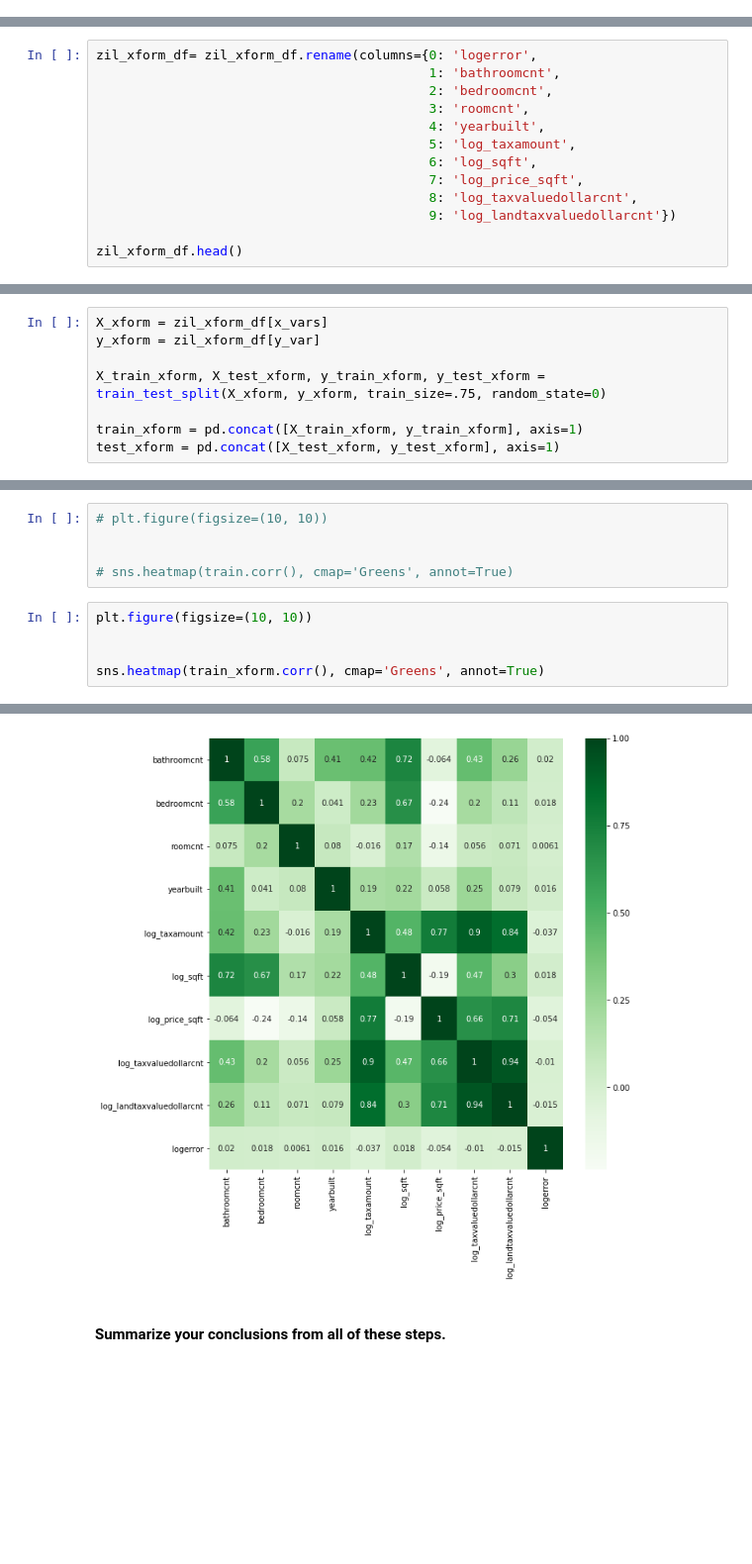
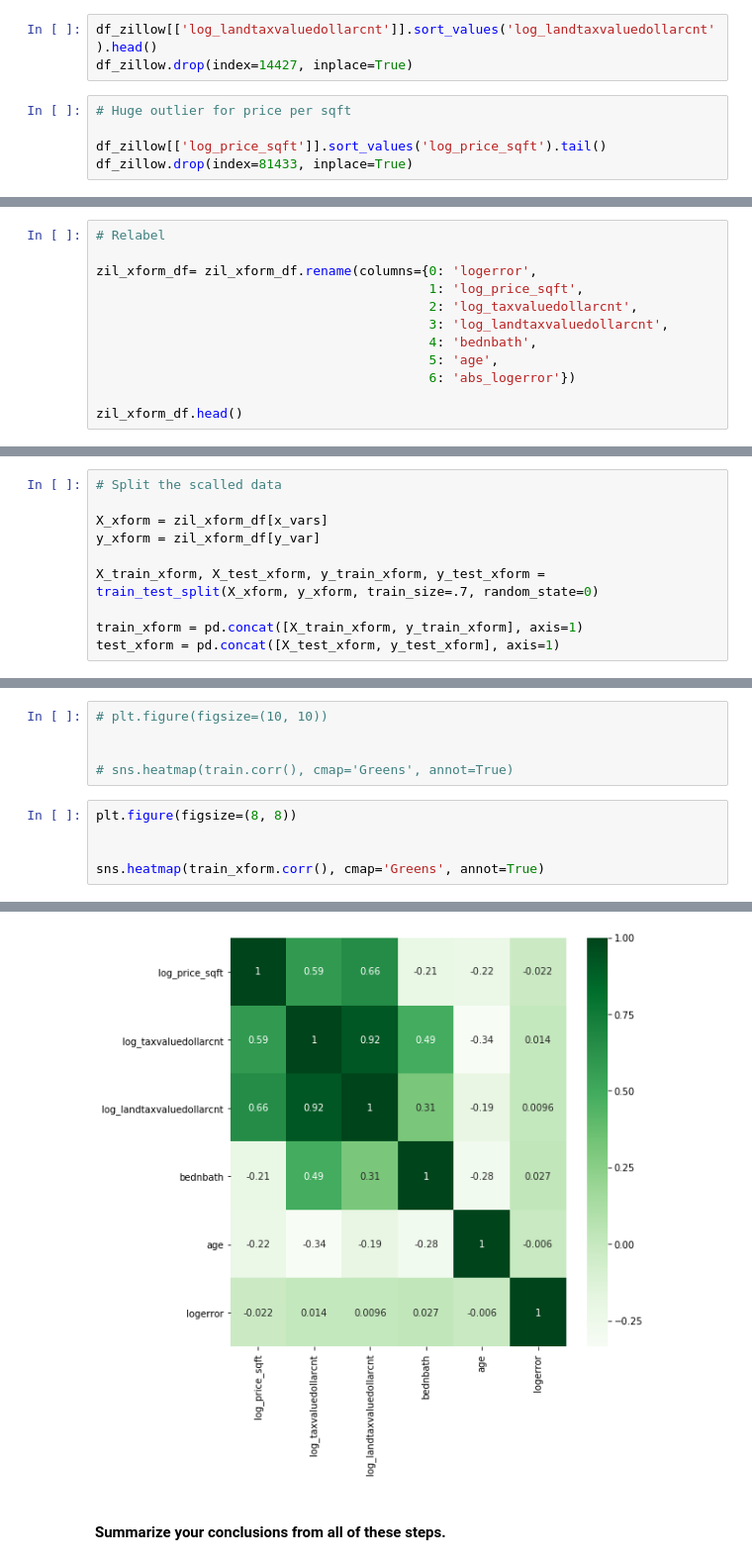
Before and after one commit to StevenGaris/codeup-ds-projects, a Jupyter notebook: Regression_Project_Steven_Garis.ipynb, the cells around one changed output, grey strips where cells are left out. Shown: that part at 99% size. Drawn from its saved outputs; the diff is of its cells as text; blank space fills up the shorter version.

```diff
--- a/Regression_Project_Steven_Garis.ipynb
+++ b/Regression_Project_Steven_Garis.ipynb
@@ -477,0 +501,8 @@ df_zillow = df_zillow.drop(81433)
+# %%
+df_zillow[['log_landtaxvaluedollarcnt']].sort_values('log_landtaxvaluedollarcnt').head()
+df_zillow.drop(index=14427, inplace=True)
+# %%
+# Huge outlier for price per sqft
+
+df_zillow[['log_price_sqft']].sort_values('log_price_sqft').tail()
+df_zillow.drop(index=81433, inplace=True)
@@ -512,14 +550,13 @@ zil_xform_df.head()
 # %%
+# Relabel
+
 zil_xform_df= zil_xform_df.rename(columns={0: 'logerror',
-                                           1: 'bathroomcnt',
-                                           2: 'bedroomcnt',
-                                           3: 'roomcnt',
-                                           4: 'yearbuilt',
-                                           5: 'log_taxamount',
-                                           6: 'log_sqft',
-                                           7: 'log_price_sqft',
-                                           8: 'log_taxvaluedollarcnt',
-                                           9: 'log_landtaxvaluedollarcnt'})
+                                           1: 'log_price_sqft',
+                                           2: 'log_taxvaluedollarcnt',
+                                           3: 'log_landtaxvaluedollarcnt',
+                                           4: 'bednbath',
+                                           5: 'age',
+                                           6: 'abs_logerror'})
 
 zil_xform_df.head()
 # %% [output]
@@ -546,10 +585,12 @@ X_train, X_test, y_train, y_test = train_test_split(X, y, train_size=.75, random
 train = pd.concat([X_train, y_train], axis=1)
 test = pd.concat([X_test, y_test], axis=1)
 # %%
+# Split the scalled data
+
 X_xform = zil_xform_df[x_vars]
 y_xform = zil_xform_df[y_var]
 
-X_train_xform, X_test_xform, y_train_xform, y_test_xform = train_test_split(X_xform, y_xform, train_size=.75, random_state=0)
+X_train_xform, X_test_xform, y_train_xform, y_test_xform = train_test_split(X_xform, y_xform, train_size=.7, random_state=0)
 
 train_xform = pd.concat([X_train_xform, y_train_xform], axis=1)
 test_xform = pd.concat([X_test_xform, y_test_xform], axis=1)
@@ -607,13 +632,13 @@ You may want to use a normalized dataframe (if you did that) or adjust the axis
 
 # sns.heatmap(train.corr(), cmap='Greens', annot=True)
 # %%
-plt.figure(figsize=(10, 10))
+plt.figure(figsize=(8, 8))
 
 
 sns.heatmap(train_xform.corr(), cmap='Greens', annot=True)
 # %% [output]
 <matplotlib.axes._subplots.AxesSubplot at 0x...>
-[figure, old version]
+[figure, new version]
 # %% [markdown]
 #### Summarize your conclusions from all of these steps.
 # %% [markdown]
```
Also changed, not shown: parts of 76 cells of this notebook.
